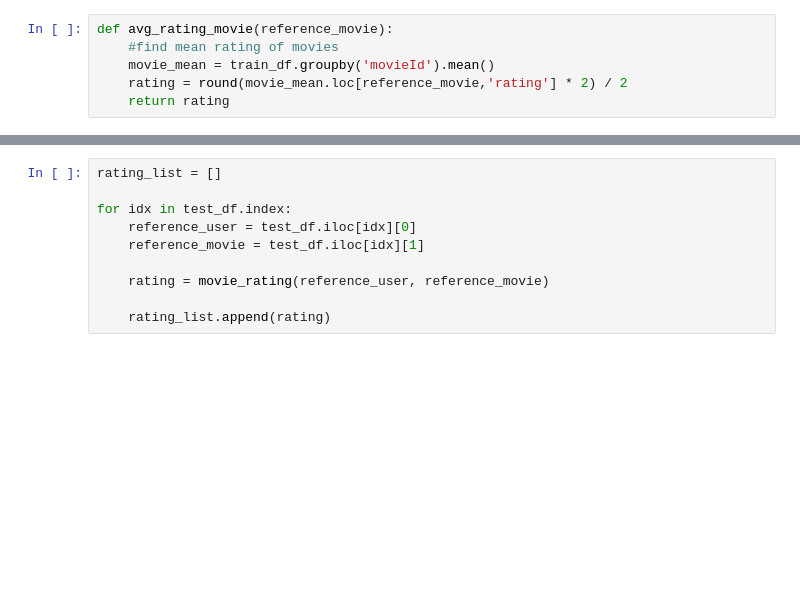
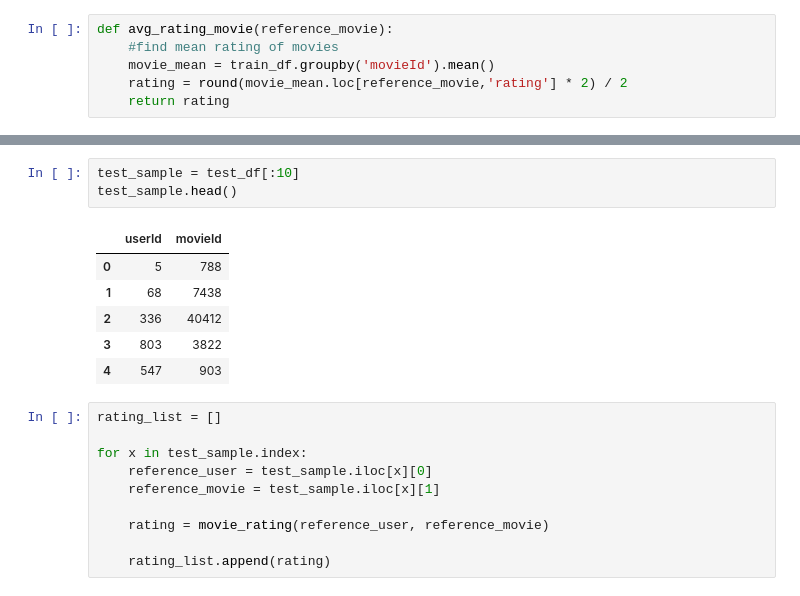
Before and after one commit to MigaelJ/Unsup-Learn-Pred2, a Jupyter notebook: migael-unsup-learn-pred.ipynb, the cells around one changed output, grey strips where cells are left out. Cells and saved outputs as stored; diff of their text form; blank space fills up the shorter version.

```diff
--- a/migael-unsup-learn-pred.ipynb
+++ b/migael-unsup-learn-pred.ipynb
@@ -170,9 +256,19 @@ movie_rating(104339,356) # true true
+# %%
+test_sample = test_df[:10]
+test_sample.head()
+# %% [output]
+|  | userId | movieId |
+| 0 | 5 | 788 |
+| 1 | 68 | 7438 |
+| 2 | 336 | 40412 |
+| 3 | 803 | 3822 |
+| 4 | 547 | 903 |
 # %%
 rating_list = []
 
-for idx in test_df.index:
-    reference_user = test_df.iloc[idx][0]
-    reference_movie = test_df.iloc[idx][1]
+for x in test_sample.index:
+    reference_user = test_sample.iloc[x][0]
+    reference_movie = test_sample.iloc[x][1]
 
     rating = movie_rating(reference_user, reference_movie)
 
```
Also changed, not shown: parts of 20 cells of this notebook.
